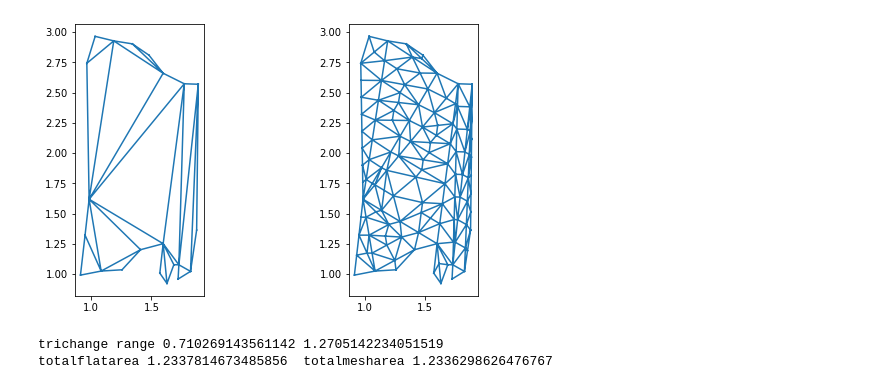
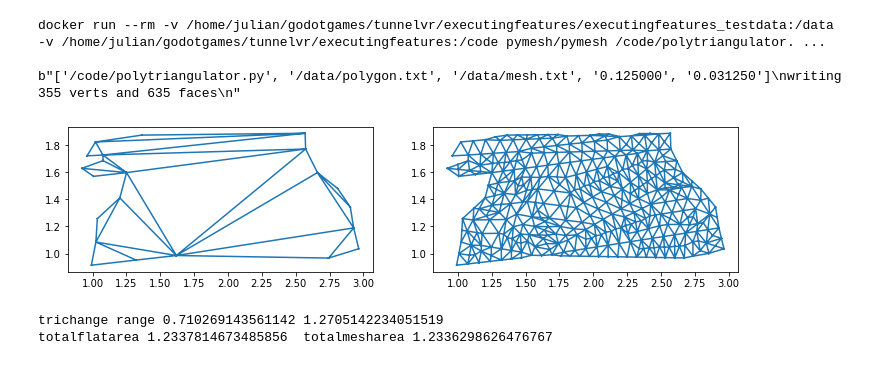
Before and after one commit to tunnelvr/tunnelvr, a Jupyter notebook: executingfeatures/meshflattenerreplication.ipynb, the cells around one changed output. Drawn from its saved outputs; the diff is of its cells as text; code cells hidden in the pictures.

```diff
--- a/executingfeatures/meshflattenerreplication.ipynb
+++ b/executingfeatures/meshflattenerreplication.ipynb
@@ -10,29 +10,40 @@ if copyfromworkingdirectory:
         shutil.move(os.path.join(efdirf, f), os.path.join(efdir, f))
     os.listdir(efdir)
 # %%
-import json, numpy
+rerunthepolytriangulator = True
+
+import json, numpy, subprocess
 
 polyfile = os.path.join(efdir, "polygon.txt")
 x = json.loads(open(polyfile).readline())
 vertices = numpy.array(x[0])
 faces = numpy.array(x[1])
 
-#var dc = "run -it --rm -v %s:/data -v %s:/code pymesh/pymesh /code/polytriangulator.py /data/polygon.txt %f /data/mesh.txt" % \
-#    [ ProjectSettings.globalize_path("user://executingfeatures"), ProjectSettings.globalize_path("res://executingfeatures"), leng ]
-#print(dc)
-#pymeshpid = OS.execute("docker", PoolStringArray(dc.split(" ")), false)
+if rerunthepolytriangulator:
+    trilineleng = 0.125
+    trilineshortleng = trilineleng/4
+    dc = "docker run --rm -v %s:/data -v %s:/code pymesh/pymesh /code/polytriangulator.py /data/polygon.txt /data/mesh.txt %f %f" % \
+            (os.path.abspath(efdir), os.path.abspath("."), trilineleng, trilineshortleng)
+    print(dc)
+    a = subprocess.run(dc.split(), input=None, capture_output=True)
+    print(a.stderr.decode())
+    print(a.stdout)
 
 fmeshname = os.path.join(efdir, "mesh.txt")
 x = json.loads(open(fmeshname).readline())
 fvertices = numpy.array(x[0])
 ffaces = numpy.array(x[1]).reshape((-1, 3))
+# %% [output]
+docker run --rm -v /home/julian/godotgames/tunnelvr/executingfeatures/executingfeatures_testdata:/data -v /home/julian/godotgames/tunnelvr/executingfeatures:/code pymesh/pymesh /code/polytriangulator. ...
+
+b"['/code/polytriangulator.py', '/data/polygon.txt', '/data/mesh.txt', '0.125000', '0.031250']\nwriting 355 verts and 635 faces\n"
 # %%
-plt.figure(figsize=(9,5))
+plt.figure(figsize=(12,9))
 a = plt.subplot(121)
-plt.triplot(vertices[:,0], vertices[:,1], faces)
+plt.triplot(vertices[:,1], vertices[:,0], faces)
 a.set_aspect('equal')
 a = plt.subplot(122)
-plt.triplot(fvertices[:,0], fvertices[:,1], ffaces)
+plt.triplot(fvertices[:,1], fvertices[:,0], ffaces)
 a.set_aspect('equal')
 # %% [output]
-[figure, old version]
+[figure, new version]
```
Also changed, not shown: parts of 2 cells of this notebook, 5 other files.
